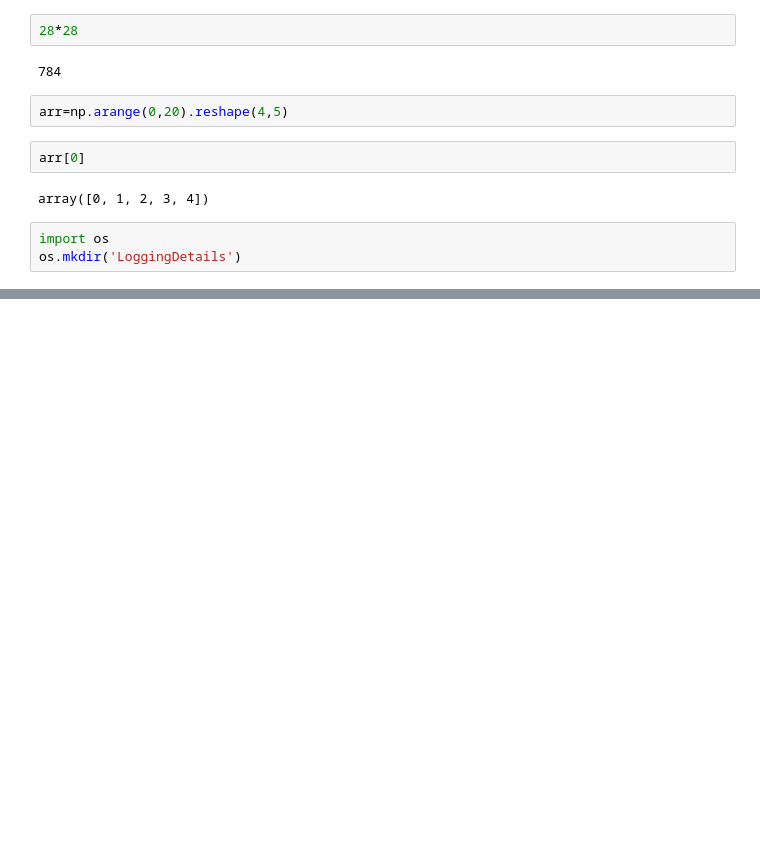
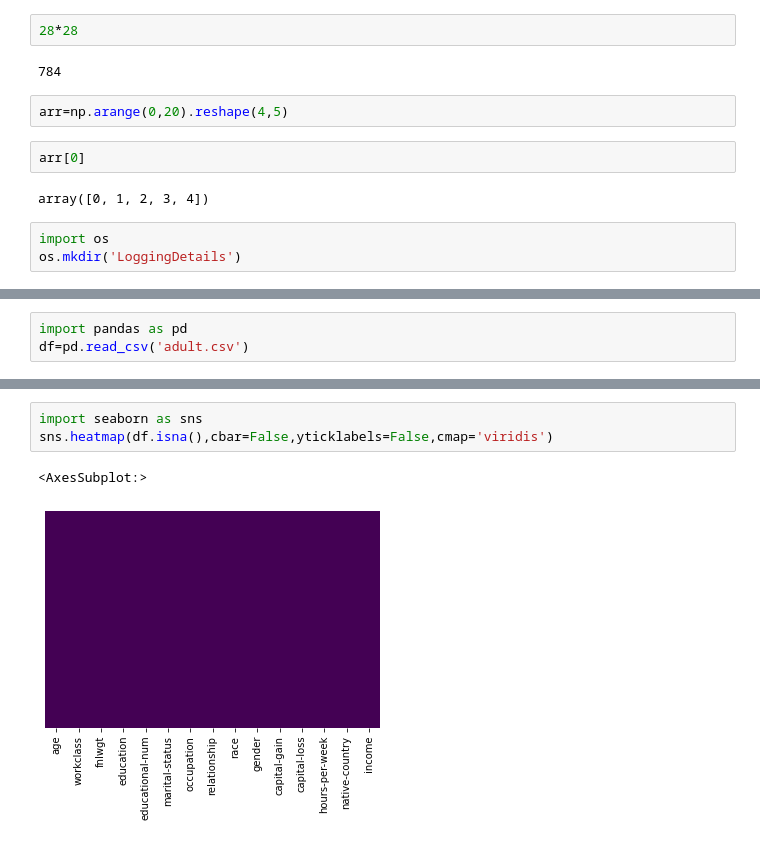
Before and after one commit to pandeykamal6/MLOPS, a Jupyter notebook: Perceptron Implementation.ipynb, the cells around one changed output, grey strips where cells are left out. Saved outputs shown, nothing was run; the diff lists cells and outputs as text; blank space fills up the shorter version.

```diff
--- a/Perceptron Implementation.ipynb
+++ b/Perceptron Implementation.ipynb
@@ -356,0 +371,3 @@ pwd()
+# %%
+import pandas as pd
+df=pd.read_csv('adult.csv')
@@ -356,0 +390,6 @@ pwd()
+# %%
+import seaborn as sns
+sns.heatmap(df.isna(),cbar=False,yticklabels=False,cmap='viridis')
+# %% [output]
+<AxesSubplot:>
+[figure, added]
```
Also changed, not shown: parts of 43 cells of this notebook, 10 other files.
